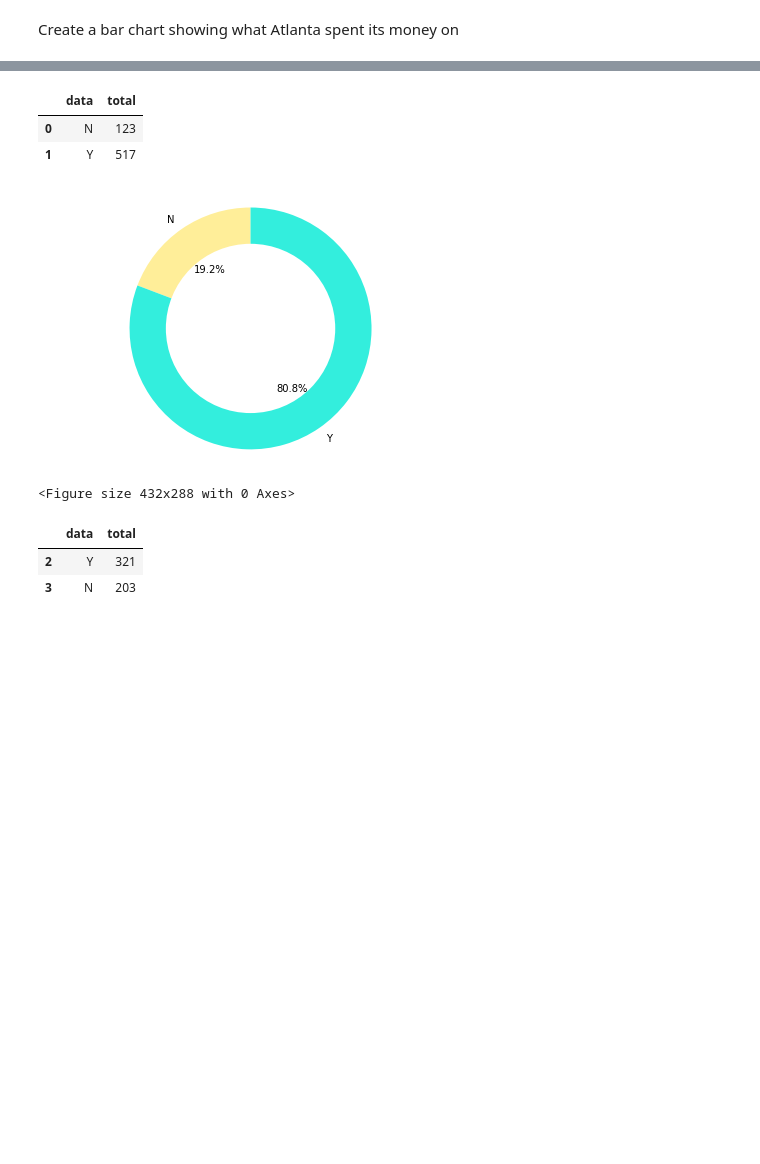
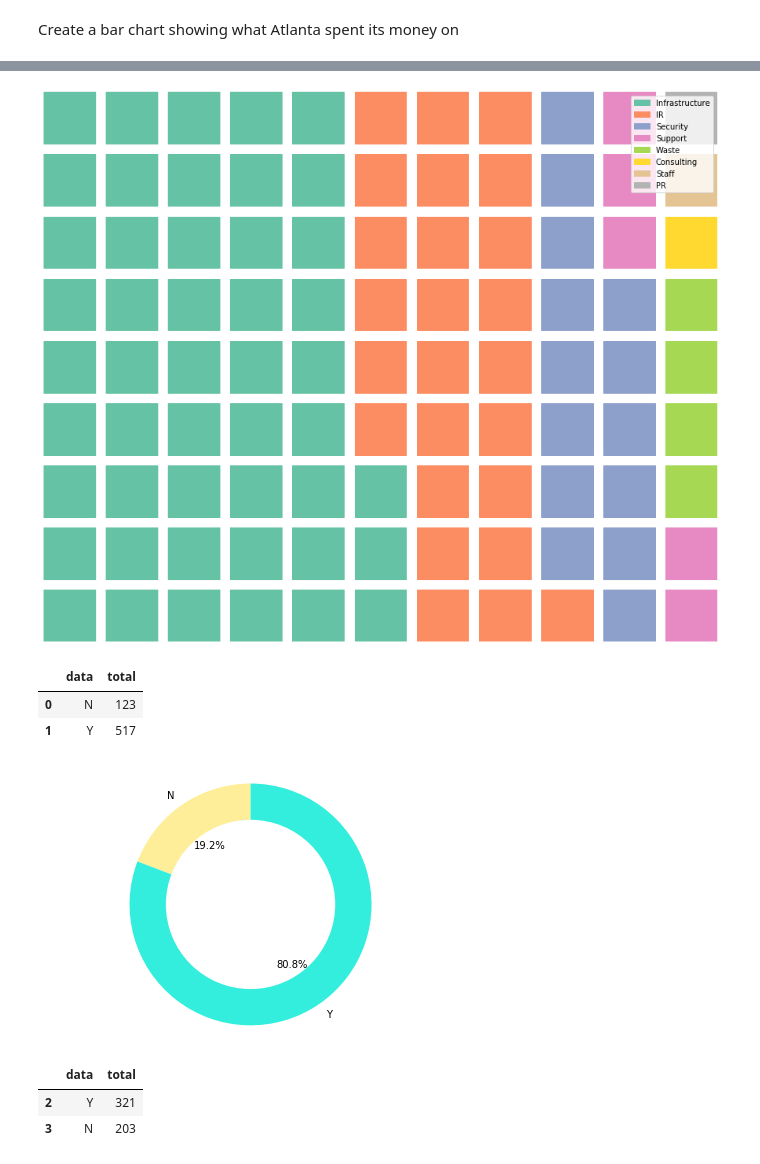
Before and after one commit to fr48/data-studio-projects, a Jupyter notebook: ransom/Ransomware analysis.ipynb, the cells around one changed output, grey strips where cells are left out. Saved outputs shown, nothing was run; the diff lists cells and outputs as text; code cells hidden in the pictures; blank space fills up the shorter version.

```diff
--- a/ransom/Ransomware analysis.ipynb
+++ b/ransom/Ransomware analysis.ipynb
@@ -453,4 +483,19 @@ plt.savefig("data/output/atlanta.pdf", transparent=True)
 [figure]
+# %%
+#let's turn it into a waffle!
+atl = atlanta.groupby(['purpose']).sum().sort_values(by=['amount'], ascending=False)
+atl = atl.reset_index()
+fig = plt.figure(
+    FigureClass=Waffle,
+    rows=9,
+    columns=11,
+    values=atl.amount,
+    labels=list(atl.purpose),
+    figsize=(20,10)
+)
+plt.savefig("data/output/atlantawaffle.pdf", transparent=True)
+# %% [output]
+[figure, added]
 # %%
 ## Did not pay: What happened to my data?
 notpay = status[status['pay']=='N']
@@ -473,12 +518,11 @@ fig.gca().add_artist(centre_circle)
 # Equal aspect ratio ensures that pie is drawn as a circle
 ax1.axis('equal')
 plt.tight_layout()
-plt.show()
+plt.gcf()
 
 plt.savefig("data/output/didnotpay.pdf", transparent=True)
 # %% [output]
 [figure]
-<Figure size 432x288 with 0 Axes>
 # %%
 ## Paid: What happened to my data?
 ransom = status[status['pay']=='Y']
```
Also changed, not shown: parts of 13 cells of this notebook, 9 other files.
